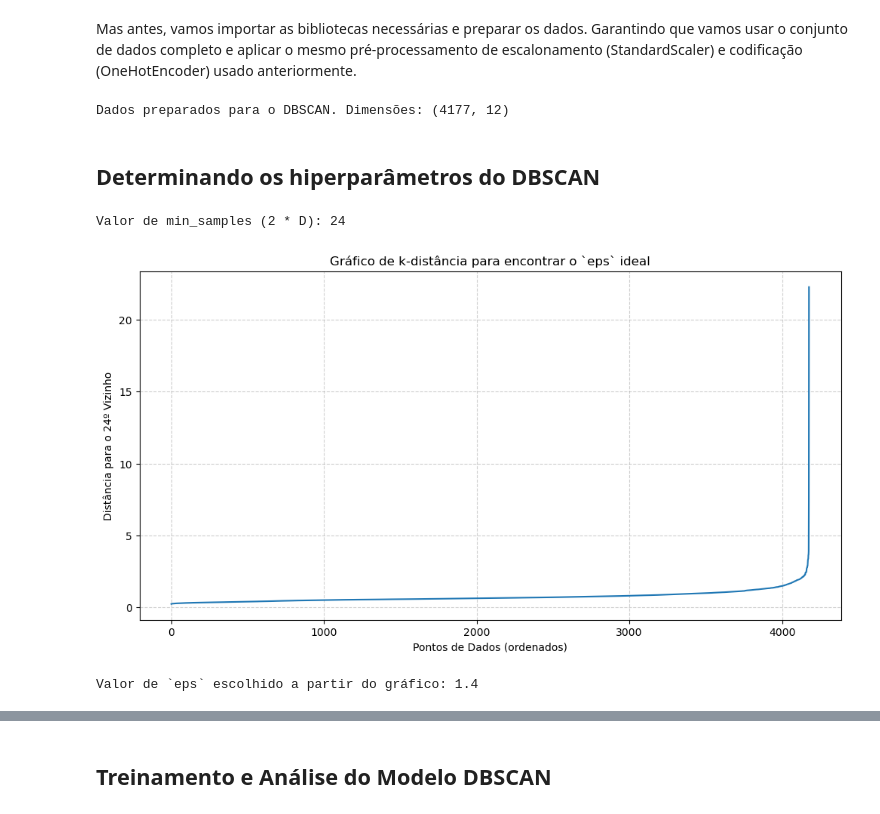
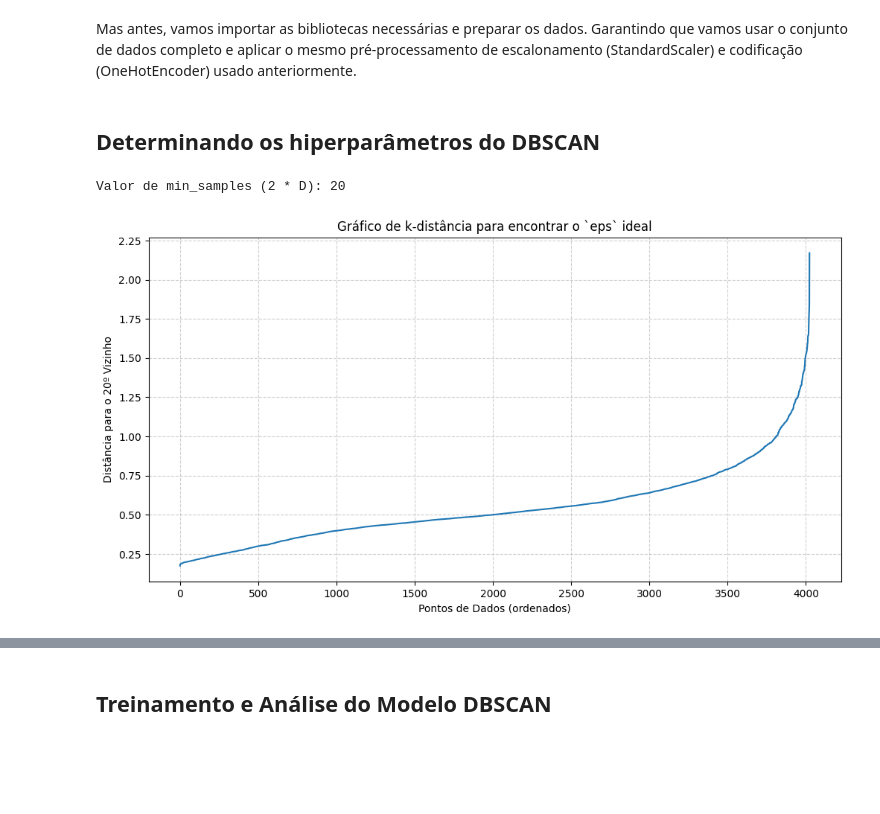
Before and after one commit to joabemorais/Trabalho-ML-2, a Jupyter notebook: test.ipynb, the cells around one changed output, grey strips where cells are left out. Cells and saved outputs as stored; diff of their text form; code cells hidden in the pictures; blank space fills up the shorter version.

```diff
--- a/test.ipynb
+++ b/test.ipynb
@@ -110,9 +154,3 @@ I    1342
 F    1307
 Name: count, dtype: int64
 [figure]
-# %%
-# Remove espaços em branco e converte para string maiúscula padronizada
-df['Sex'] = df['Sex'].astype(str).str.strip().str.upper()
-
-# Agora sim aplica o mapeamento corretamente
-df['Sex'] = df['Sex'].map({'M': 0, 'F': 1, 'I': 2})
@@ -165,8 +215,23 @@ df_clean = remove_outliers_iqr(df, num_features)
 # %%
-scaler = StandardScaler()
-df_scaled = df_clean.copy()
+preprocessor = ColumnTransformer(
+    transformers=[
+        ('num', StandardScaler(), numeric_features),
+        ('cat', OneHotEncoder(), categorical_features)
+    ],
+)
 
-df_scaled[num_features] = scaler.fit_transform(df_clean[num_features])
+df_for_transforming = df_clean[numeric_features+categorical_features]
 
-# Padronizamos os dados para média 0 e desvio padrão 1
-# Essencial para algoritmos baseados em distância (como k-Means, DBScan)
+X_processed = preprocessor.fit_transform(df_for_transforming)
+
+new_columns = preprocessor.get_feature_names_out()
+
+df_processed_scaled = pd.DataFrame(X_processed, columns=new_columns)
+
+new_columns_with_prefix = preprocessor.get_feature_names_out()
+
+cleaned_columns = [col.split('__')[1] for col in new_columns_with_prefix]
+
+df_processed_scaled = pd.DataFrame(X_processed, columns=cleaned_columns)
+
+df_processed_scaled.head()
@@ -186,7 +299,7 @@ K_range = range(2, 11)
 
 for k in K_range:
     kmeans = KMeans(n_clusters=k, random_state=42)
-    kmeans.fit(df_scaled)
+    kmeans.fit(df_processed_scaled)
     inertia.append(kmeans.inertia_)
 
 plt.figure(figsize=(8, 5))
@@ -269,59 +405,28 @@ plt.show()
 Vamos agrupar os dados com base na densidade, encontrando assim, clusters de formatos irregulares e identificando outliers.
 # %% [markdown]
 Mas antes, vamos importar as bibliotecas necessárias e preparar os dados. Garantindo que vamos usar o conjunto de dados completo e aplicar o mesmo pré-processamento de escalonamento (StandardScaler) e codificação (OneHotEncoder) usado anteriormente.
-# %%
-import pandas as pd
-import numpy as np
-import matplotlib.pyplot as plt
-import seaborn as sns
-from sklearn.preprocessing import StandardScaler, OneHotEncoder
-from sklearn.compose import ColumnTransformer
-from sklearn.cluster import DBSCAN
-from sklearn.neighbors import NearestNeighbors
-from sklearn.metrics import silhouette_score
-from sklearn.decomposition import PCA
-
-numeric_features = df.select_dtypes(include=np.number).columns.tolist()
-categorical_features = ['Sex']
-
-preprocessor = ColumnTransformer(
-    transformers=[
-        ('num', StandardScaler(), numeric_features),
-        ('cat', OneHotEncoder(), categorical_features)
-    ])
-
-data_full_scaled = preprocessor.fit_transform(df)
-
-print("Dados preparados para o DBSCAN. Dimensões:", data_full_scaled.shape)
-# %% [output]
-Dados preparados para o DBSCAN. Dimensões: (4177, 12)
 # %% [markdown]
 ## Determinando os hiperparâmetros do DBSCAN
 # %%
 # 1. Definindo min_samples
-D = data_full_scaled.shape[1]
-min_samples = 2 * D
+D = df_processed_scaled.shape[1]
+min_samples = 2*D
 print(f"Valor de min_samples (2 * D): {min_samples}")
 
 # 2. Encontrando o eps ideal com o gráfico de k-distância
 k = min_samples
-neighbors = NearestNeighbors(n_neighbors=k).fit(data_full_scaled)
-distances, indices = neighbors.kneighbors(data_full_scaled)
+neighbors = NearestNeighbors(n_neighbors=k).fit(df_processed_scaled)
+distances, indices = neighbors.kneighbors(df_processed_scaled)
 k_distances = np.sort(distances[:, k-1], axis=0)
 
 # Plotando o gráfico
 plt.figure(figsize=(12, 6))
 plt.plot(k_distances)
 plt.title('Gráfico de k-distância para encontrar o `eps` ideal')
 plt.xlabel('Pontos de Dados (ordenados)')
 plt.ylabel(f'Distância para o {k}º Vizinho')
 plt.grid(True, linestyle='--', alpha=0.6)
 plt.show()
-
-# Com base no gráfico, um valor em torno de 1.4 parece ser o ponto de cotovelo.
-eps_escolhido = 1.4
-print(f"\nValor de `eps` escolhido a partir do gráfico: {eps_escolhido}")
 # %% [output]
-Valor de min_samples (2 * D): 24
+Valor de min_samples (2 * D): 20
-[figure, old version]
+[figure, new version]
-Valor de `eps` escolhido a partir do gráfico: 1.4
```
Also changed, not shown: parts of 22 cells of this notebook.
